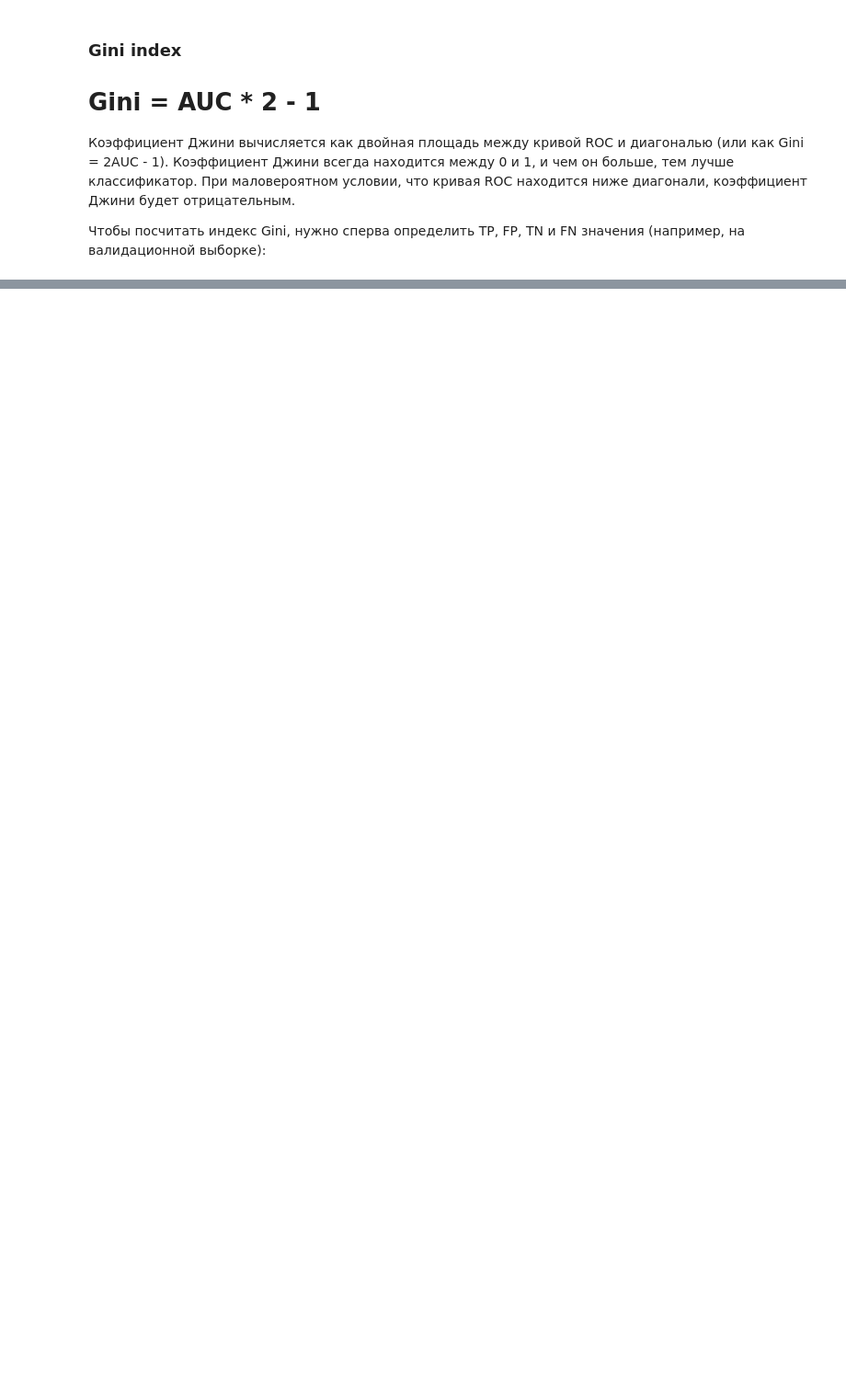
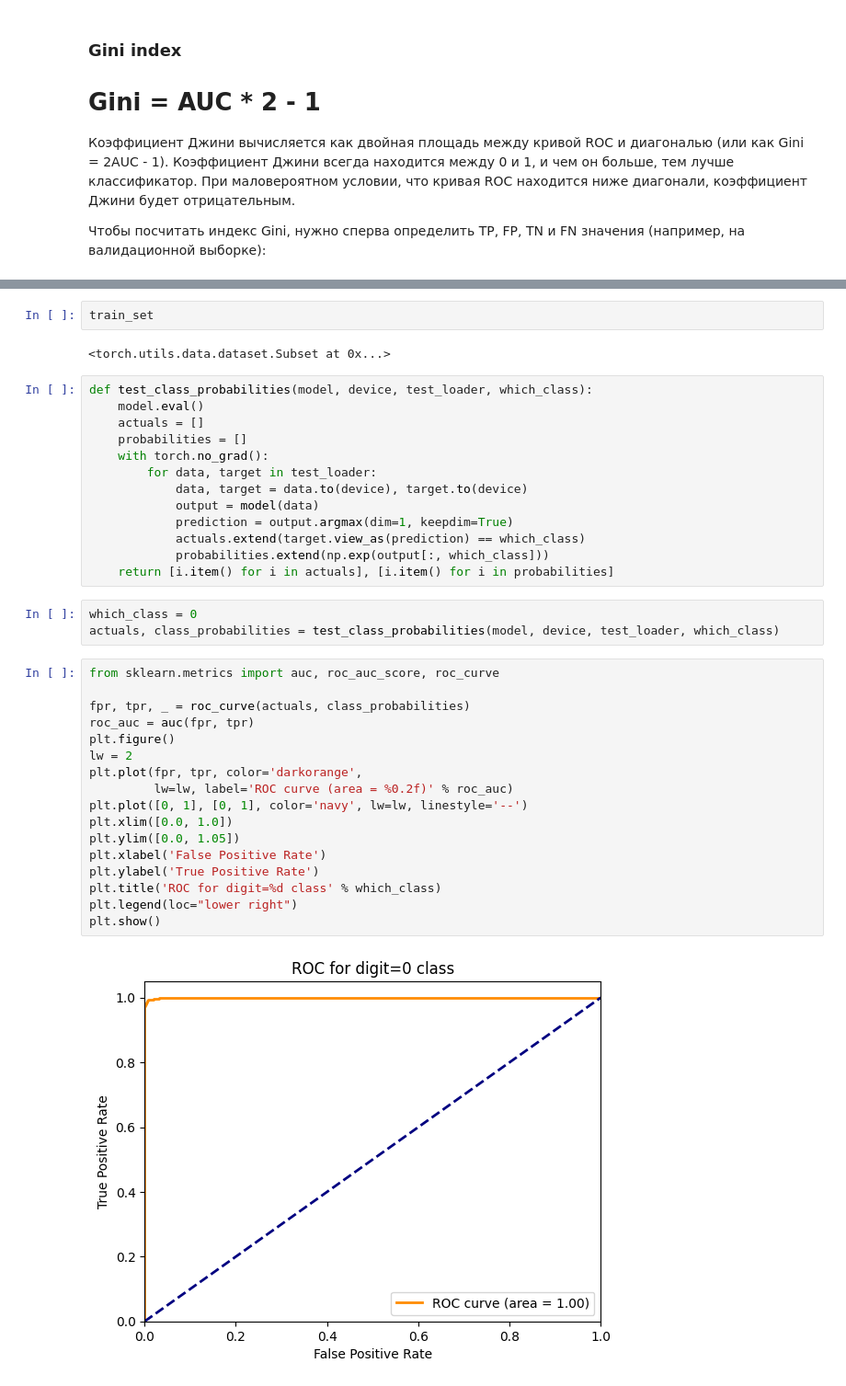
Before and after one commit to VakhromeevaKate/ds-in-medicine, a Jupyter notebook: medMNISTClassification.ipynb, the cells around one changed output, grey strips where cells are left out. Shown at 92% size. Cells and saved outputs as stored; diff of their text form; blank space fills up the shorter version.

```diff
--- a/medMNISTClassification.ipynb
+++ b/medMNISTClassification.ipynb
@@ -338,0 +183,39 @@ MulticlassROC()
+# %%
+train_set
+# %% [output]
+<torch.utils.data.dataset.Subset at 0x...>
+# %%
+def test_class_probabilities(model, device, test_loader, which_class):
+    model.eval()
+    actuals = []
+    probabilities = []
+    with torch.no_grad():
+        for data, target in test_loader:
+            data, target = data.to(device), target.to(device)
+            output = model(data)
+            prediction = output.argmax(dim=1, keepdim=True)
+            actuals.extend(target.view_as(prediction) == which_class)
+            probabilities.extend(np.exp(output[:, which_class]))
+    return [i.item() for i in actuals], [i.item() for i in probabilities]
+# %%
+which_class = 0
+actuals, class_probabilities = test_class_probabilities(model, device, test_loader, which_class)
+# %%
+from sklearn.metrics import auc, roc_auc_score, roc_curve
+
+fpr, tpr, _ = roc_curve(actuals, class_probabilities)
+roc_auc = auc(fpr, tpr)
+plt.figure()
+lw = 2
+plt.plot(fpr, tpr, color='darkorange',
+         lw=lw, label='ROC curve (area = %0.2f)' % roc_auc)
+plt.plot([0, 1], [0, 1], color='navy', lw=lw, linestyle='--')
+plt.xlim([0.0, 1.0])
+plt.ylim([0.0, 1.05])
+plt.xlabel('False Positive Rate')
+plt.ylabel('True Positive Rate')
+plt.title('ROC for digit=%d class' % which_class)
+plt.legend(loc="lower right")
+plt.show()
+# %% [output]
+[figure, added]
```
Also changed, not shown: parts of 9 cells of this notebook, 2 other files.
